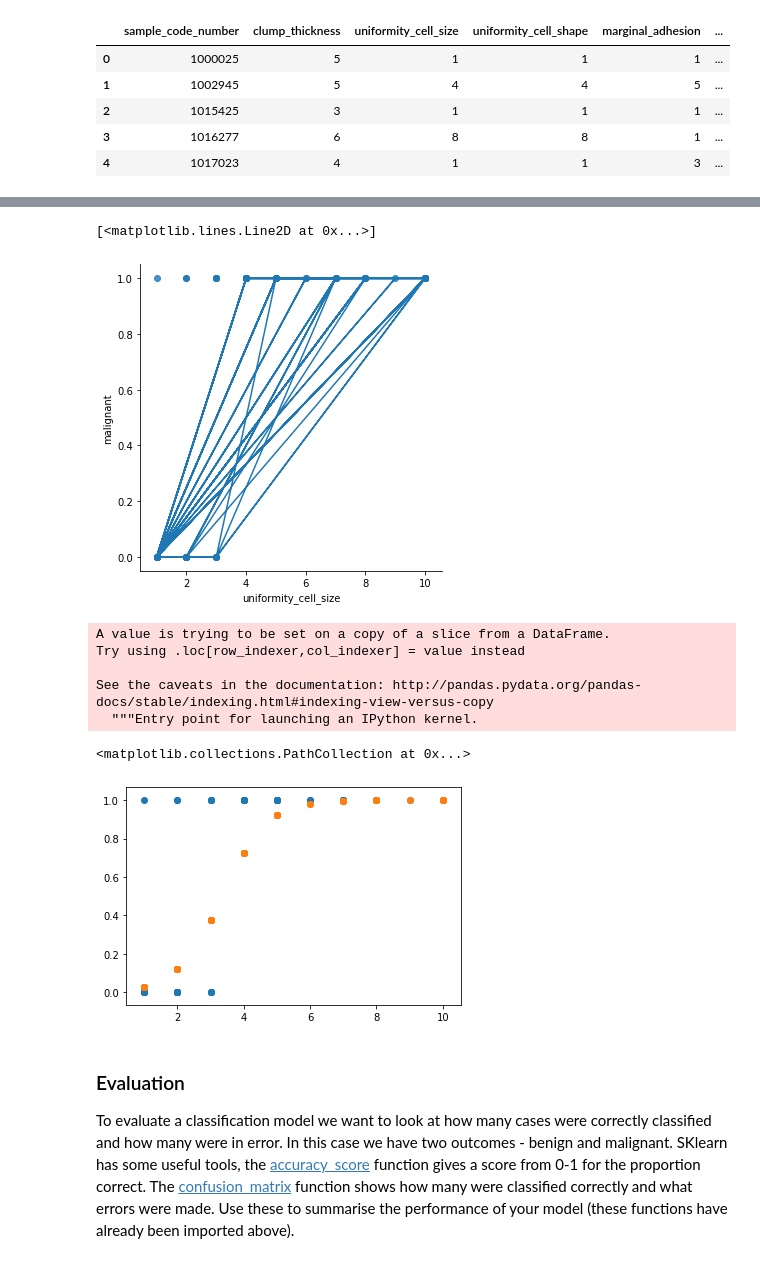
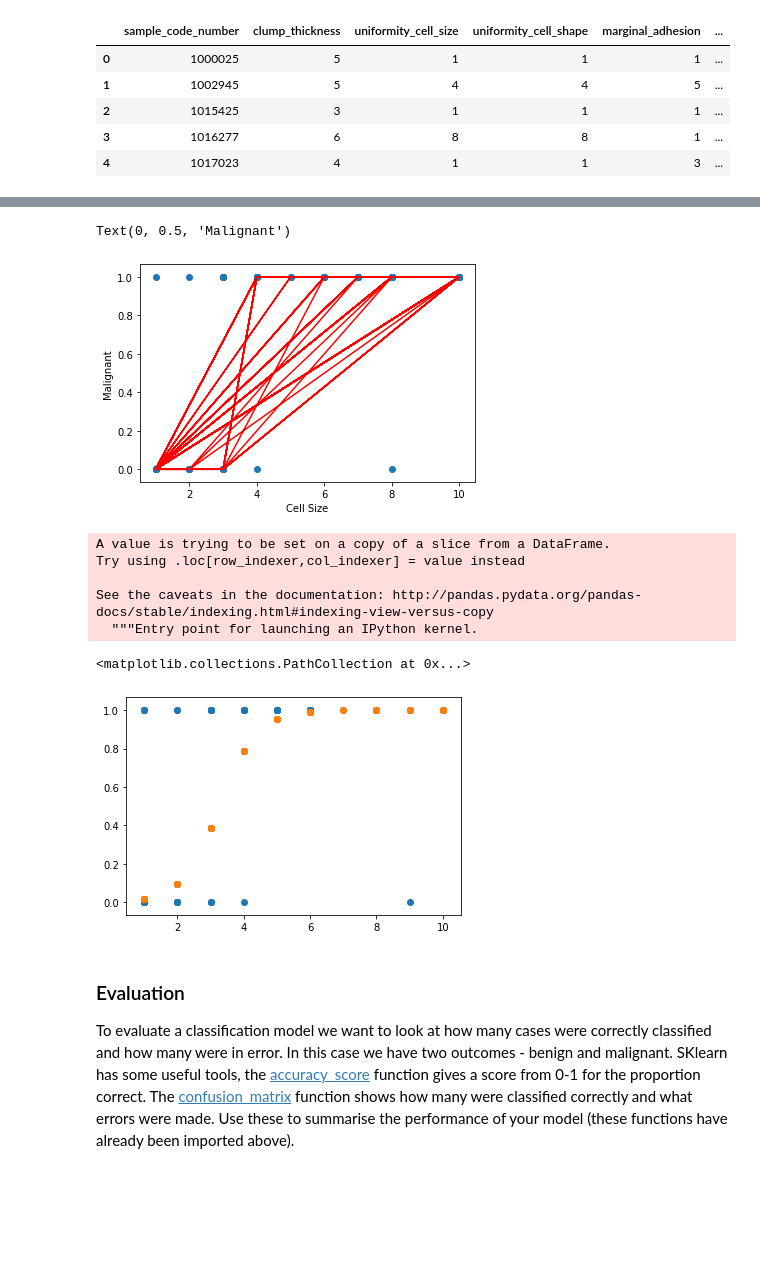
Before and after one commit to BinaryPogs/COMP257-Exercises, a Jupyter notebook: COMP257 Week 6.ipynb, the cells around one changed output, grey strips where cells are left out. Saved outputs shown, nothing was run; the diff lists cells and outputs as text; code cells hidden in the pictures; blank space fills up the shorter version.

```diff
--- a/COMP257 Week 6.ipynb
+++ b/COMP257 Week 6.ipynb
@@ -69,6 +67,6 @@ print(train.shape)
 # %%
 bcancer['malignant'] = np.where(bcancer['class'] >2, 1,0)
-bcancer.head()
+train,test = train_test_split(bcancer, test_size=0.2)
 logreg = LogisticRegression(C=1e9)
 feature_cols = ['uniformity_cell_size']
 X = train[feature_cols]
@@ -105,9 +103,11 @@ See the caveats in the documentation: http://pandas.pydata.org/pandas-docs/stabl
 # %%
-sns.lmplot('uniformity_cell_size', 'malignant', test, fit_reg=False)
-plt.plot(test.uniformity_cell_size, test.cellsize_predict_malig)
+plt.scatter(test.uniformity_cell_size, test.malignant)
+plt.plot(test.uniformity_cell_size, test.cellsize_predict_malig, color='red')
+plt.xlabel('Cell Size')
+plt.ylabel('Malignant')
 # %% [output]
-[<matplotlib.lines.Line2D at 0x...>]
+Text(0, 0.5, 'Malignant')
-[figure, old version]
+[figure, new version]
 # %%
 test['cellsize_pred_prob'] = logreg.predict_proba(X)[:,1]
 plt.scatter(X,y)
@@ -120,7 +120,7 @@ Try using .loc[row_indexer,col_indexer] = value instead
 See the caveats in the documentation: http://pandas.pydata.org/pandas-docs/stable/indexing.html#indexing-view-versus-copy
   """Entry point for launching an IPython kernel.
 <matplotlib.collections.PathCollection at 0x...>
-[figure, old version]
+[figure, new version]
 # %% [markdown]
 ### Evaluation
 
```
Also changed, not shown: parts of 4 cells of this notebook.
